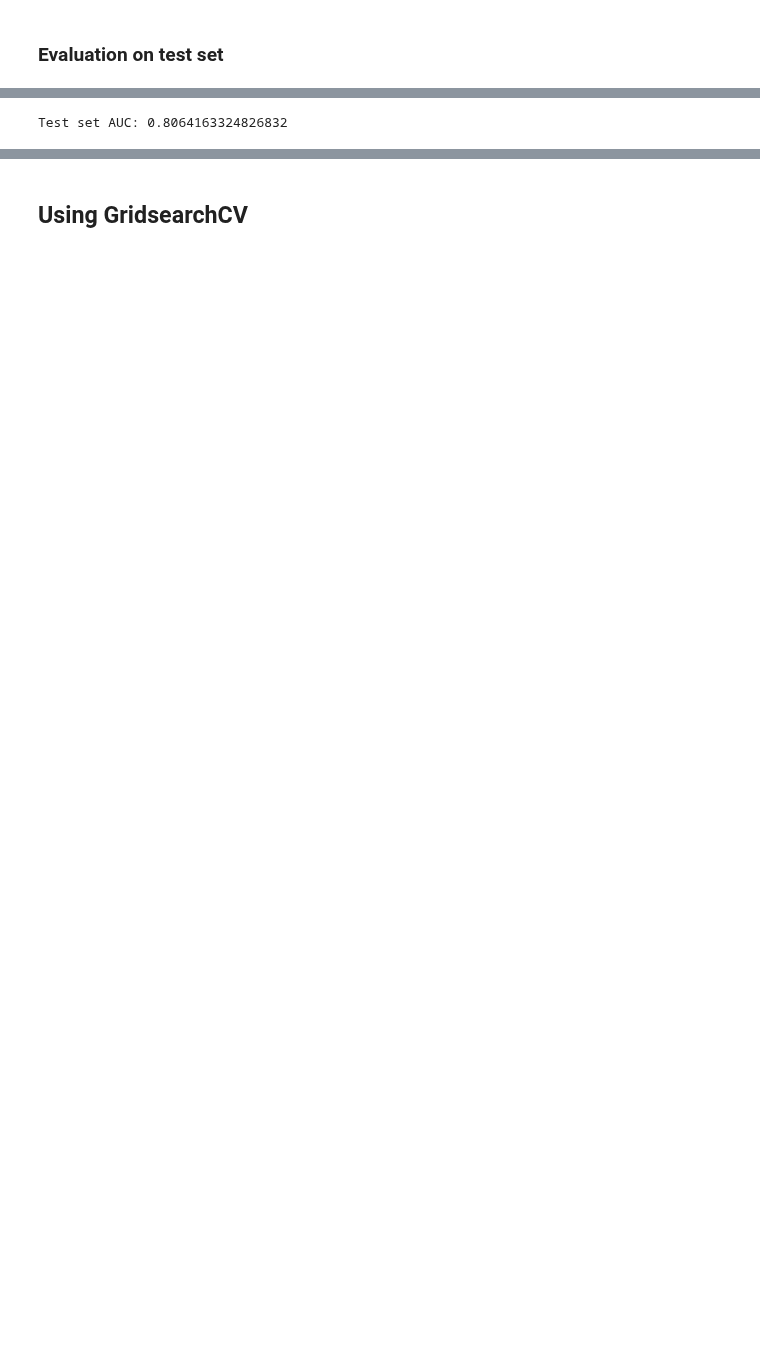
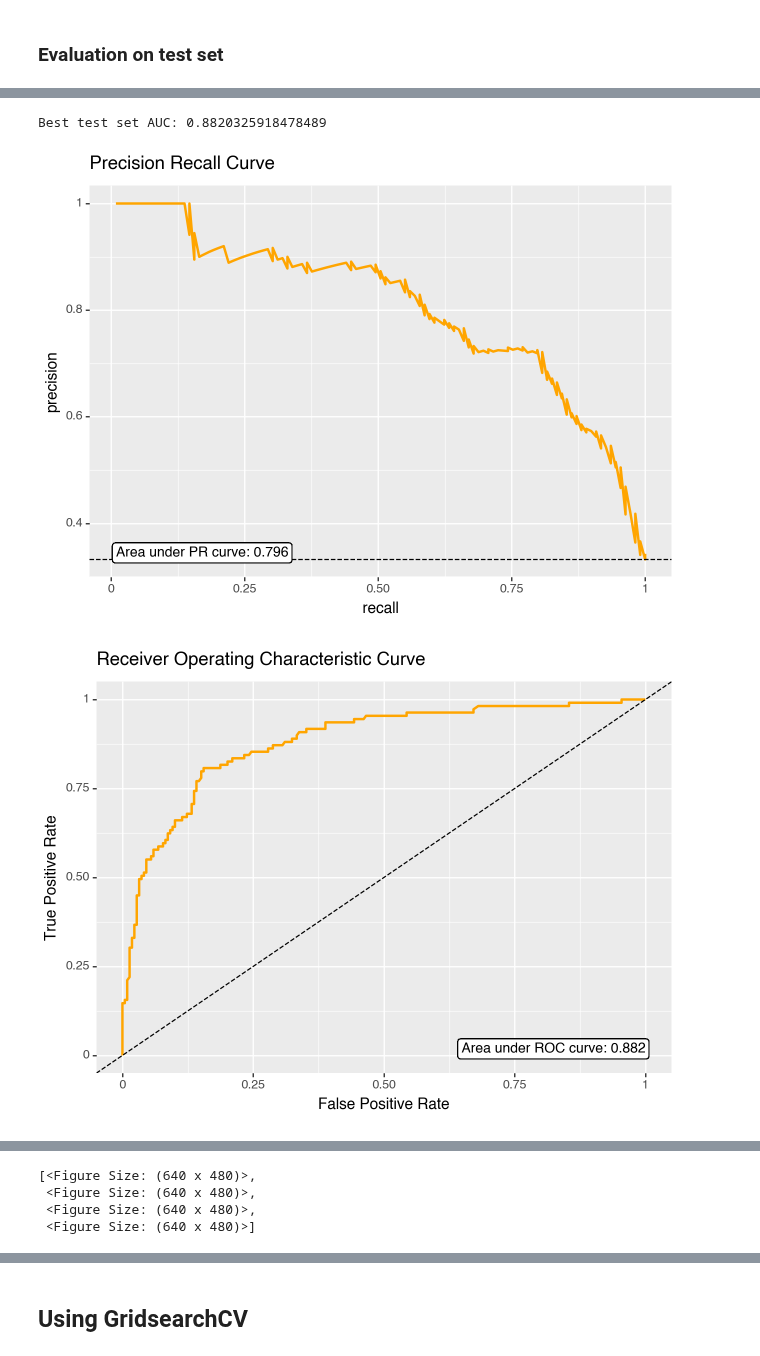
Before and after one commit to sid-basu/ml-exploration, a Jupyter notebook: kaggle-titanic/refinement_3.ipynb, the cells around one changed output, grey strips where cells are left out. Saved outputs shown, nothing was run; the diff lists cells and outputs as text; code cells hidden in the pictures; blank space fills up the shorter version.

```diff
--- a/kaggle-titanic/refinement_3.ipynb
+++ b/kaggle-titanic/refinement_3.ipynb
@@ -322,6 +327,6 @@ weighted avg       0.82      0.82      0.82       328
 # %%
 from sklearn.metrics import roc_auc_score
 
-print(f"Test set AUC: {roc_auc_score(y_pred_proba, y_test)}")
+print(f"Best test set AUC: {roc_auc_score(y_test, y_pred_proba)}")
 # %% [output]
-Test set AUC: 0.8064163324826832
+Best test set AUC: 0.8820325918478489
@@ -327,0 +337,5 @@ Test set AUC: 0.8064163324826832
+# %%
+plots
+# %% [output]
+[figure, added]
+[figure, added]
@@ -327,0 +344,4 @@ Test set AUC: 0.8064163324826832
+[<Figure Size: (640 x 480)>,
+ <Figure Size: (640 x 480)>,
+ <Figure Size: (640 x 480)>,
+ <Figure Size: (640 x 480)>]
```
Also changed, not shown: parts of 24 cells of this notebook.
